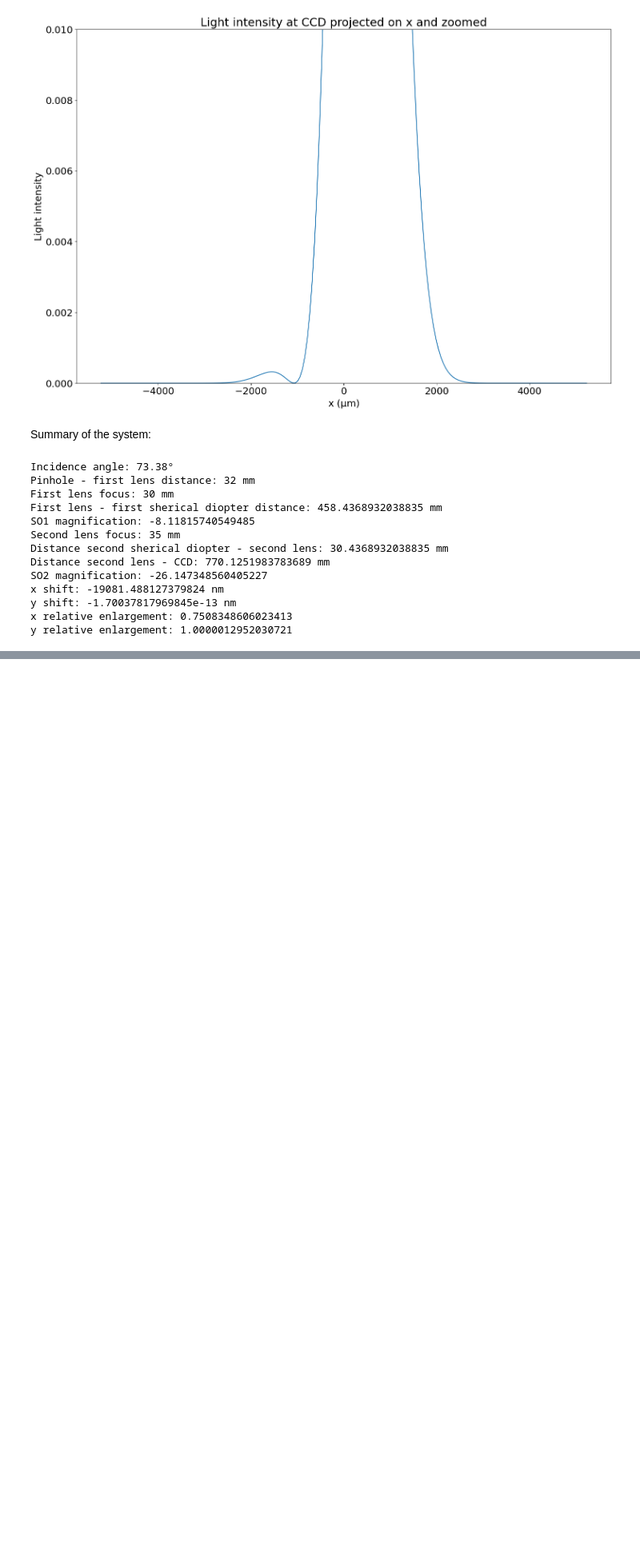
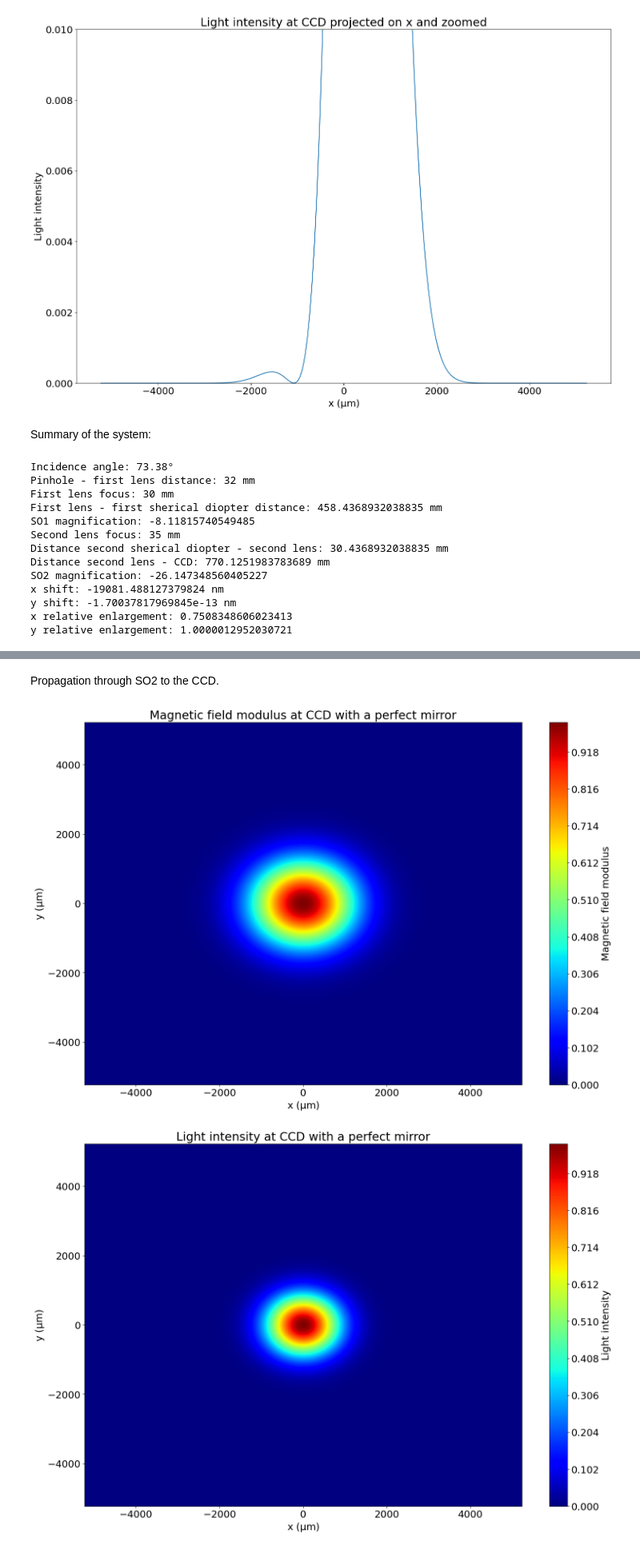
Before and after one commit to Tristan63170/Interferometric_Reflectivity_Dip, a Jupyter notebook: with_water/full_system.ipynb, the cells around one changed output, grey strips where cells are left out. Shown at 80% size. Cells and saved outputs as stored; diff of their text form; code cells hidden in the pictures; blank space fills up the shorter version.

```diff
--- a/with_water/full_system.ipynb
+++ b/with_water/full_system.ipynb
@@ -489,0 +511,26 @@ y relative enlargement: 1.0000012952030721
+# %% [markdown]
+Propagation through SO2 to the CCD.
+# %%
+# here G2 is applied to the axes
+fig = plt.figure(figsize=(18, 12))
+ax = fig.add_subplot(111)
+contour = ax.contourf(X*G2/1000, Y*G2/1000, np.abs(U1_ref), levels=500, cmap="jet")
+contour.set_edgecolor("face")
+cbar = fig.colorbar(contour)
+cbar.set_label("Magnetic field modulus")
+ax.set_xlabel(r"x ($\mathrm{\mu m}$)")
+ax.set_ylabel(r"y ($\mathrm{\mu m}$)")
+ax.set_title("Magnetic field modulus at CCD with a perfect mirror");
+
+fig = plt.figure(figsize=(18, 12))
+ax = fig.add_subplot(111)
+contour = ax.contourf(X*G2/1000, Y*G2/1000, np.abs(U1_ref)**2, levels=500, cmap="jet")
+contour.set_edgecolor("face")
+cbar = fig.colorbar(contour)
+cbar.set_label("Light intensity")
+ax.set_xlabel(r"x ($\mathrm{\mu m}$)")
+ax.set_ylabel(r"y ($\mathrm{\mu m}$)")
+ax.set_title("Light intensity at CCD with a perfect mirror");
+# %% [output]
+[figure, added]
+[figure, added]
```
Also changed, not shown: parts of 10 cells of this notebook.
